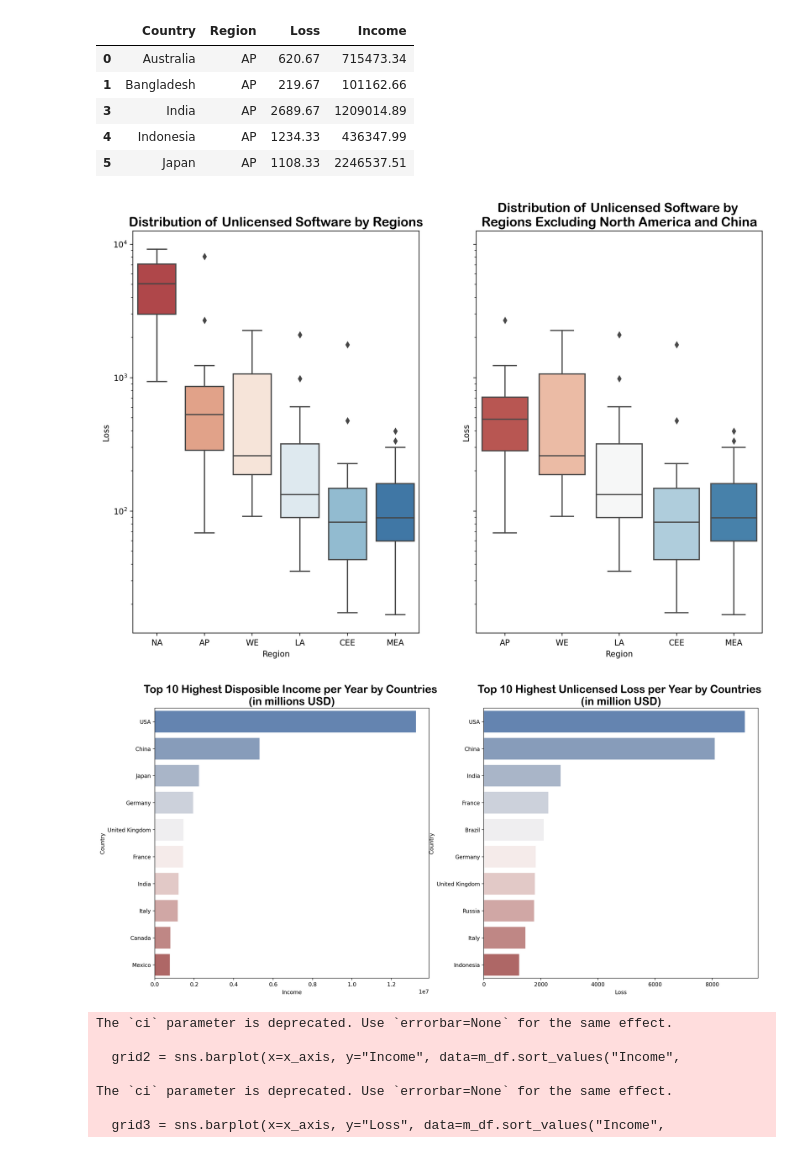
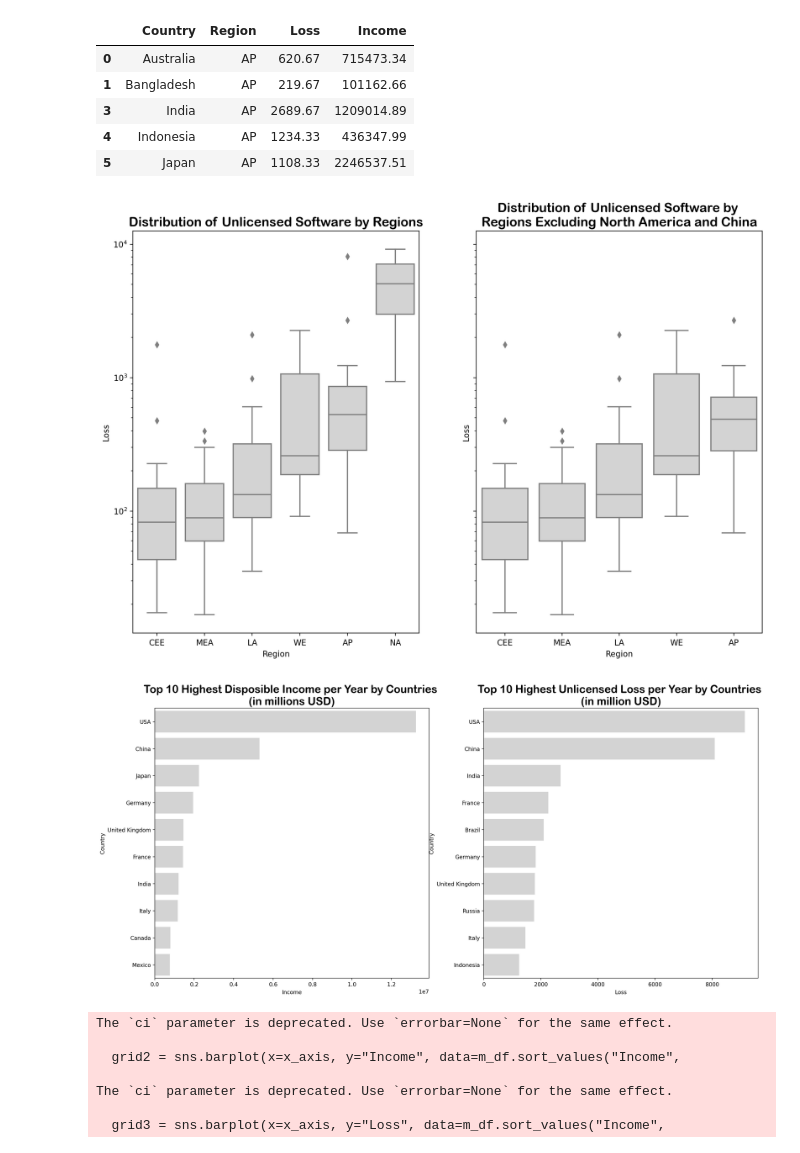
Before and after one commit to purachai-phonwisut/machine_learning_project, a Jupyter notebook: Com.ipynb, the cells around one changed output. Saved outputs shown, nothing was run; the diff lists cells and outputs as text; code cells hidden in the pictures.

```diff
--- a/Com.ipynb
+++ b/Com.ipynb
@@ -133,32 +133,35 @@ df3.head()
 # %%
 # Box plot show outliner
 fig, ax = plt.subplots(1, 2, figsize=(14,9), sharey=True)
 x_axis, y_axis = "Region", "Loss"
 
-grid2 = sns.boxplot(x=x_axis, y=y_axis, data=m_df.sort_values(["Loss"], ascending=False), ax=ax[0], palette="RdBu")
+sorted_mean1 = m_df.groupby("Region")["Loss"].median().sort_values().index
+sorted_mean2 = df3.groupby("Region")["Loss"].median().sort_values().index
+
+grid2 = sns.boxplot(x=x_axis, y=y_axis, data=m_df, order=sorted_mean1, ax=ax[0], color="lightgray")
 grid2.set(yscale="log")
 ax[0].set_title("Distribution of Unlicensed Software by Regions",
                 fontsize=16, fontname='Arial Rounded MT Bold')
 
-grid3 = sns.boxplot(x=x_axis, y=y_axis, data=df3.sort_values(["Loss"], ascending=False), ax=ax[1], palette="RdBu")
+grid3 = sns.boxplot(x=x_axis, y=y_axis, data=df3, order=sorted_mean2, ax=ax[1], color="lightgray")
 ax[1].set_title("Distribution of Unlicensed Software by \nRegions Excluding North America and China",
                 fontsize=16, fontname='Arial Rounded MT Bold');
 # %% [output]
-[figure, old version]
+[figure, new version]
 # %%
 # Highest income & Loss by country
 fig, ax = plt.subplots(1, 2, figsize=(20,9))
 y_axis = "Country"
 
-grid2 = sns.barplot(x="Income", y=y_axis, data=m_df.sort_values("Income", ascending=False).head(10), ax=ax[0], palette="vlag")
+grid2 = sns.barplot(x="Income", y=y_axis, data=m_df.sort_values("Income", ascending=False).head(10), ax=ax[0], color="lightgray")
 ax[0].set_title("Top 10 Highest Disposible Income per Year by Countries \n(in millions USD)",
                 fontsize=20, fontname='Arial Rounded MT Bold')
 
-grid3 = sns.barplot(x="Loss", y=y_axis, data=m_df.sort_values("Loss", ascending=False).head(10), ax=ax[1], palette="vlag")
+grid3 = sns.barplot(x="Loss", y=y_axis, data=m_df.sort_values("Loss", ascending=False).head(10), ax=ax[1], color="lightgray")
 ax[1].set_title("Top 10 Highest Unlicensed Loss per Year by Countries \n(in million USD)",
                 fontsize=20, fontname='Arial Rounded MT Bold');
 # %% [output]
-[figure, old version]
+[figure, new version]
 # %%
 # Highest income & Lost by region
 fig, ax = plt.subplots(1, 2, figsize=(14,9))
```
Also changed, not shown: parts of 1 cell of this notebook.
